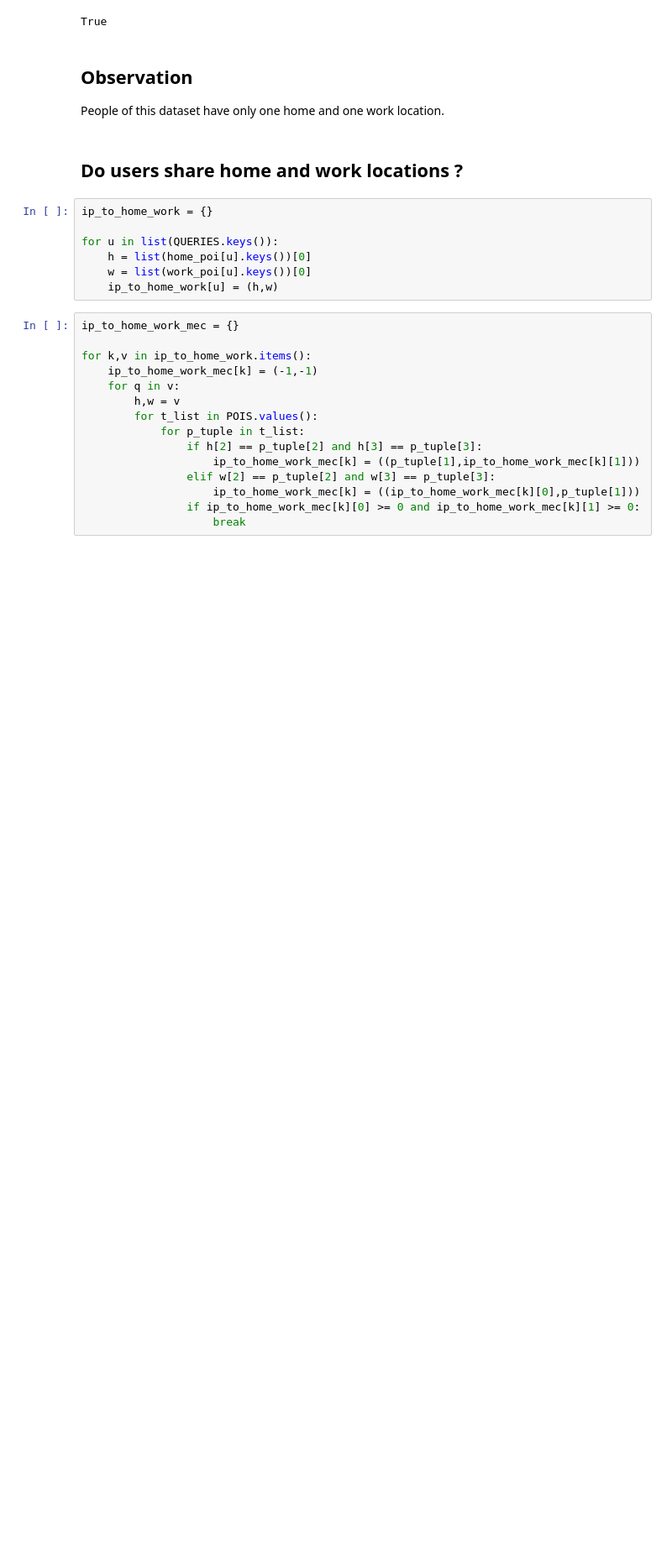
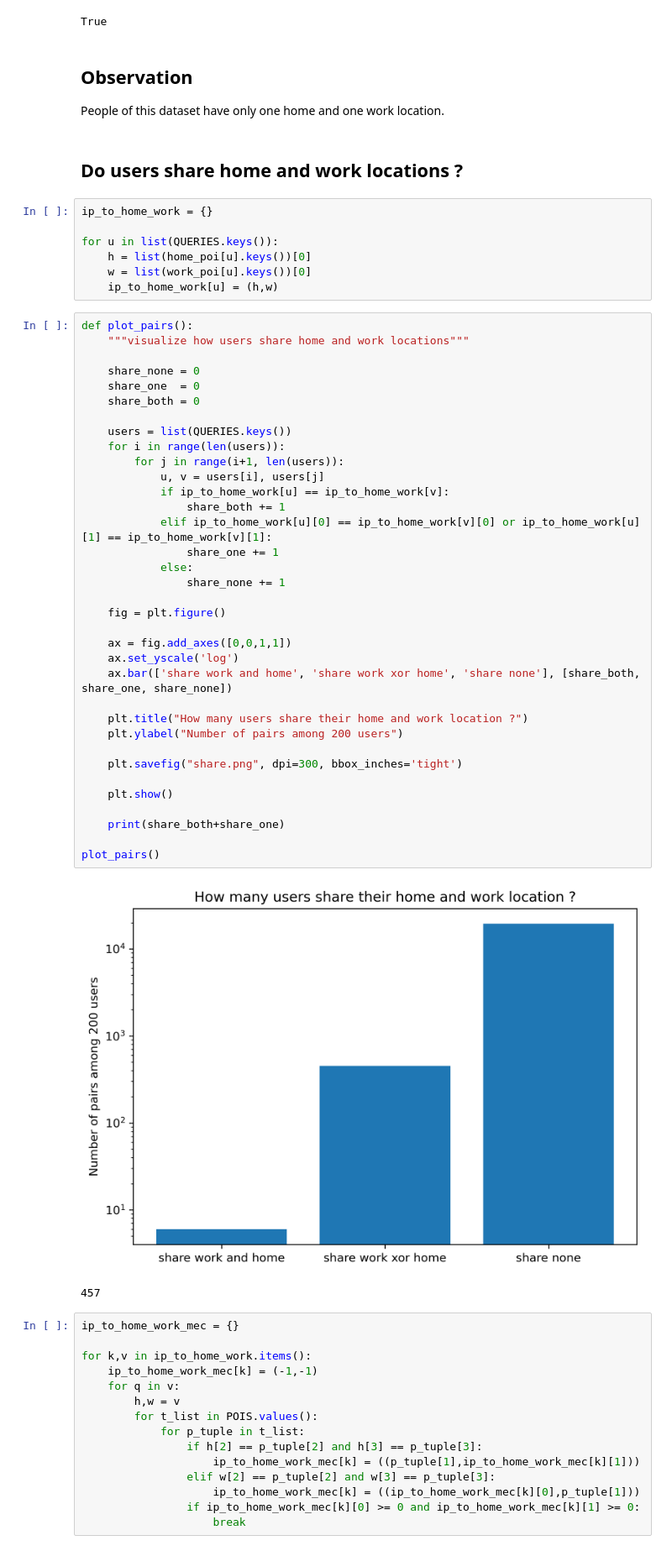
Before and after one commit to danielementary/SecretStroll, a Jupyter notebook: part2/defence.ipynb, the cells around one changed output. Shown at 84% size. Drawn from its saved outputs; the diff is of its cells as text; blank space fills up the shorter version.

Commit message:
print additional information in defence notebook plots

```diff
--- a/part2/defence.ipynb
+++ b/part2/defence.ipynb
@@ -128,6 +128,44 @@ for u in list(QUERIES.keys()):
     h = list(home_poi[u].keys())[0]
     w = list(work_poi[u].keys())[0]
     ip_to_home_work[u] = (h,w)
+# %%
+def plot_pairs():
+    """visualize how users share home and work locations"""
+
+    share_none = 0
+    share_one  = 0
+    share_both = 0
+
+    users = list(QUERIES.keys())
+    for i in range(len(users)):
+        for j in range(i+1, len(users)):
+            u, v = users[i], users[j]
+            if ip_to_home_work[u] == ip_to_home_work[v]:
+                share_both += 1
+            elif ip_to_home_work[u][0] == ip_to_home_work[v][0] or ip_to_home_work[u][1] == ip_to_home_work[v][1]:
+                share_one += 1
+            else:
+                share_none += 1
+
+    fig = plt.figure()
+
+    ax = fig.add_axes([0,0,1,1])
+    ax.set_yscale('log')
+    ax.bar(['share work and home', 'share work xor home', 'share none'], [share_both, share_one, share_none])
+
+    plt.title("How many users share their home and work location ?")
+    plt.ylabel("Number of pairs among 200 users")
+
+    plt.savefig("share.png", dpi=300, bbox_inches='tight')
+
+    plt.show()
+
+    print(share_both+share_one)
+
+plot_pairs()
+# %% [output]
+[figure, added]
+457
 # %%
 ip_to_home_work_mec = {}
 
```
Also changed, not shown: parts of 1 cell of this notebook.
